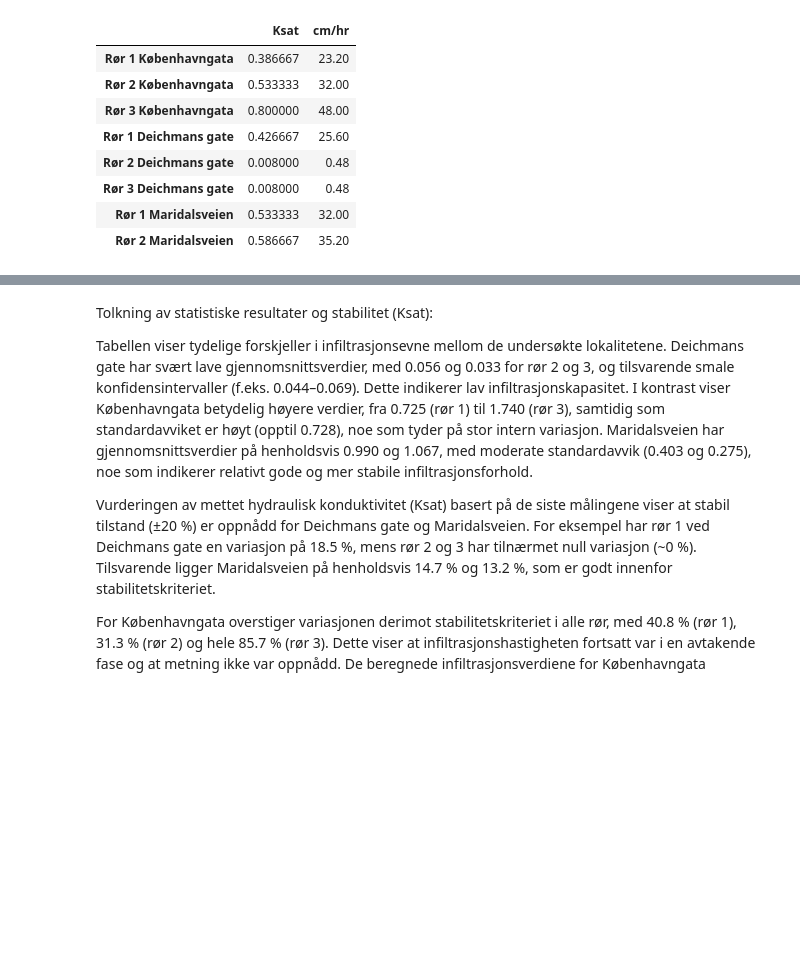
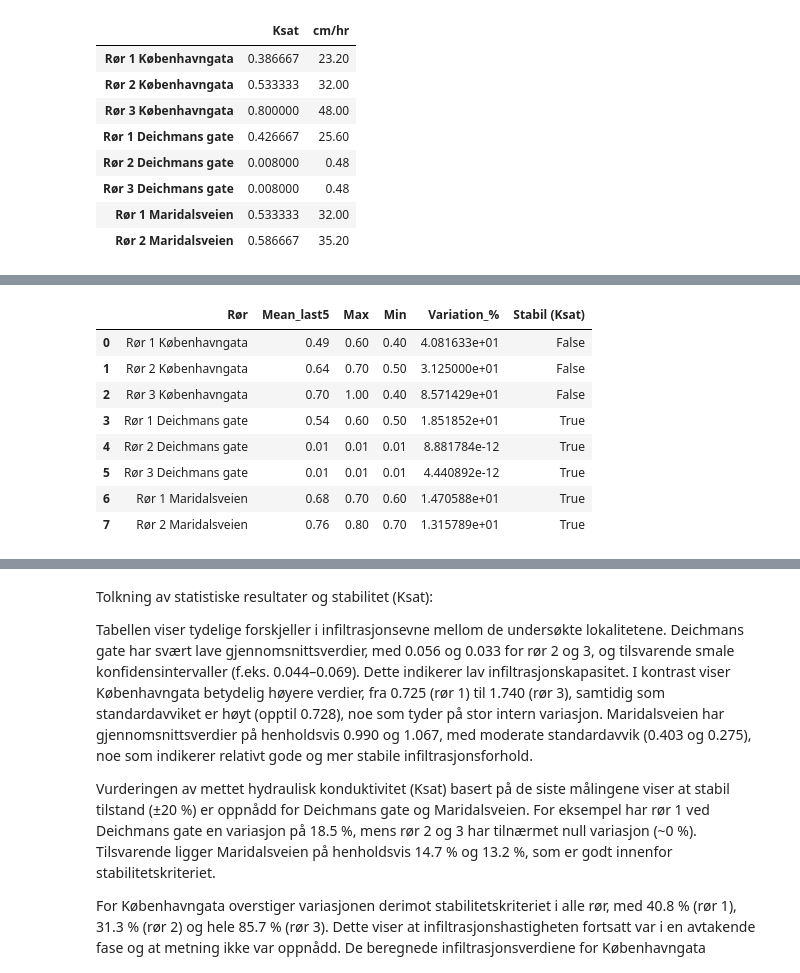
Before and after one commit to jsandtangen/Bachelor, a Jupyter notebook: notebook.ipynb, the cells around one changed output, grey strips where cells are left out. Drawn from its saved outputs; the diff is of its cells as text; code cells hidden in the pictures; blank space fills up the shorter version.

```diff
--- a/notebook.ipynb
+++ b/notebook.ipynb
@@ -176,30 +187,41 @@ df_stats = pd.DataFrame(resultater)
 # %%
 stabilitet_resultater = []
 
 for col in df_hastighet.columns[1:]:
     data = df_hastighet[col].dropna()
 
     siste = data.tail(5)
 
     mean = siste.mean()
     max_val = siste.max()
     min_val = siste.min()
 
     # prosentvis variasjon
     variation_percent = (max_val - min_val) / mean * 100
 
     stabil = variation_percent <= 20
 
     stabilitet_resultater.append({
         "Rør": col,
         "Mean_last5": mean,
         "Max": max_val,
         "Min": min_val,
         "Variation_%": variation_percent,
         "Stabil (Ksat)": stabil
     })
 
 df_stabilitet = pd.DataFrame(stabilitet_resultater)
+df_stabilitet
+# %% [output]
+|  | Rør | Mean_last5 | Max | Min | Variation_% | Stabil (Ksat) |
+| 0 | Rør 1 Københavngata | 0.49 | 0.60 | 0.40 | 4.081633e+01 | False |
+| 1 | Rør 2 Københavngata | 0.64 | 0.70 | 0.50 | 3.125000e+01 | False |
+| 2 | Rør 3 Københavngata | 0.70 | 1.00 | 0.40 | 8.571429e+01 | False |
+| 3 | Rør 1 Deichmans gate | 0.54 | 0.60 | 0.50 | 1.851852e+01 | True |
+| 4 | Rør 2 Deichmans gate | 0.01 | 0.01 | 0.01 | 8.881784e-12 | True |
+| 5 | Rør 3 Deichmans gate | 0.01 | 0.01 | 0.01 | 4.440892e-12 | True |
+| 6 | Rør 1 Maridalsveien | 0.68 | 0.70 | 0.60 | 1.470588e+01 | True |
+| 7 | Rør 2 Maridalsveien | 0.76 | 0.80 | 0.70 | 1.315789e+01 | True |
 # %%
 df_final = pd.merge(df_stats, df_stabilitet, on="Rør")
 df_final
```
Also changed, not shown: parts of 1 cell of this notebook.
